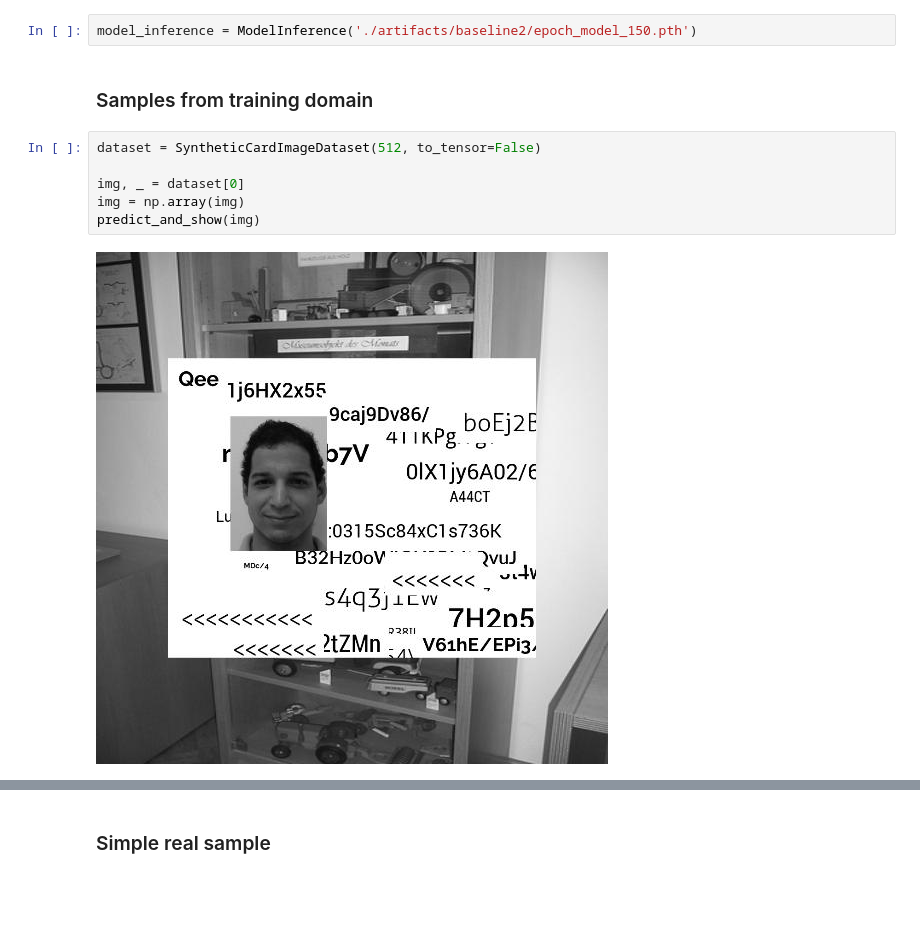
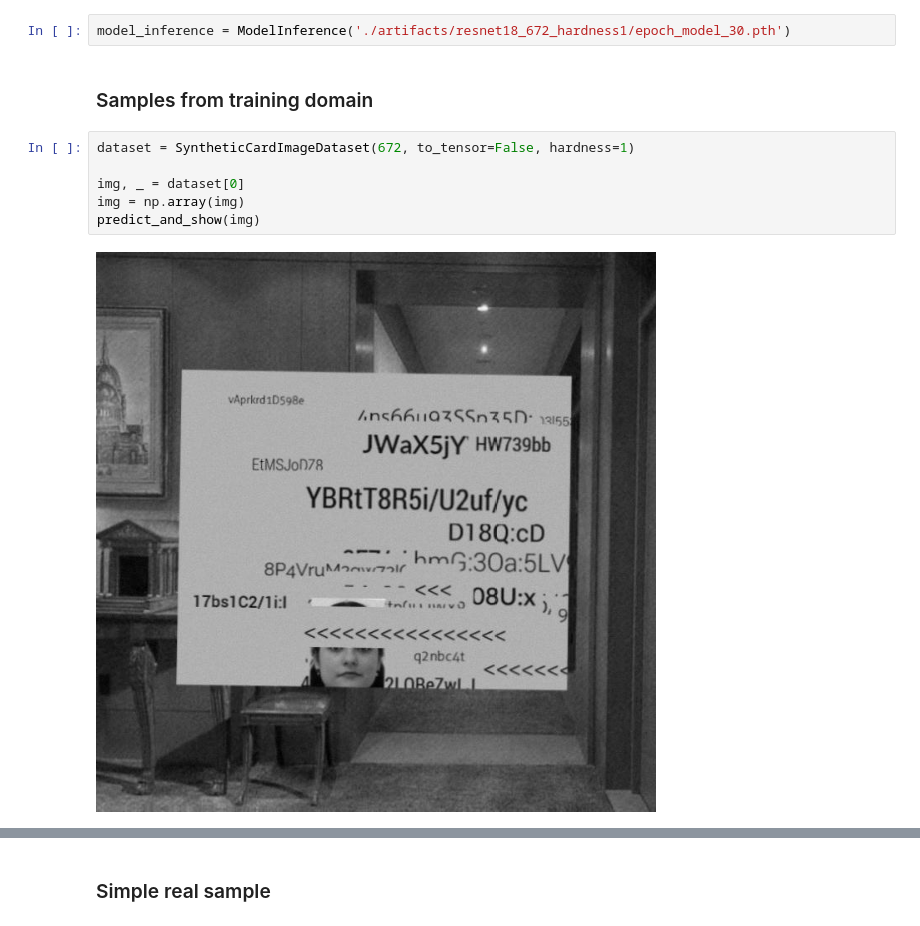
Before and after one commit to Xmiler/scanbot_test_task, a Jupyter notebook: inference.ipynb, the cells around one changed output, grey strips where cells are left out. Drawn from its saved outputs; the diff is of its cells as text; blank space fills up the shorter version.

```diff
--- a/inference.ipynb
+++ b/inference.ipynb
@@ -60,14 +59,14 @@ def predict_and_show(img):
 
     show_array(img_pred)
 # %%
-model_inference = ModelInference('./artifacts/baseline2/epoch_model_150.pth')
+model_inference = ModelInference('./artifacts/resnet18_672_hardness1/epoch_model_30.pth')
 # %% [markdown]
 ### Samples from training domain
 # %%
-dataset = SyntheticCardImageDataset(512, to_tensor=False)
+dataset = SyntheticCardImageDataset(672, to_tensor=False, hardness=1)
 
 img, _ = dataset[0]
 img = np.array(img)
 predict_and_show(img)
 # %% [output]
-[figure, old version]
+[figure, new version]
```
Also changed, not shown: parts of 4 cells of this notebook, 3 other files.
